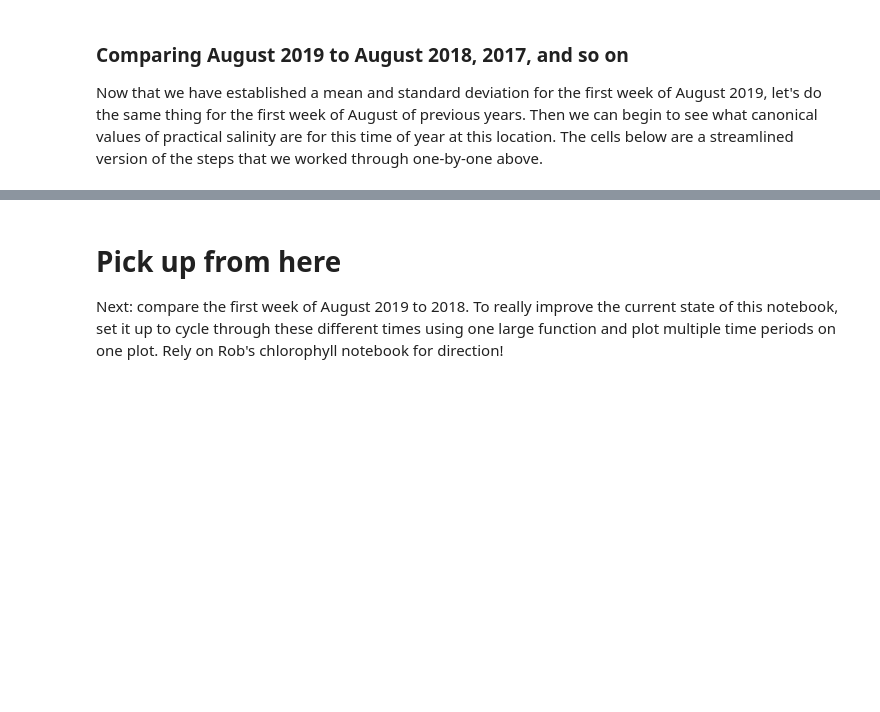
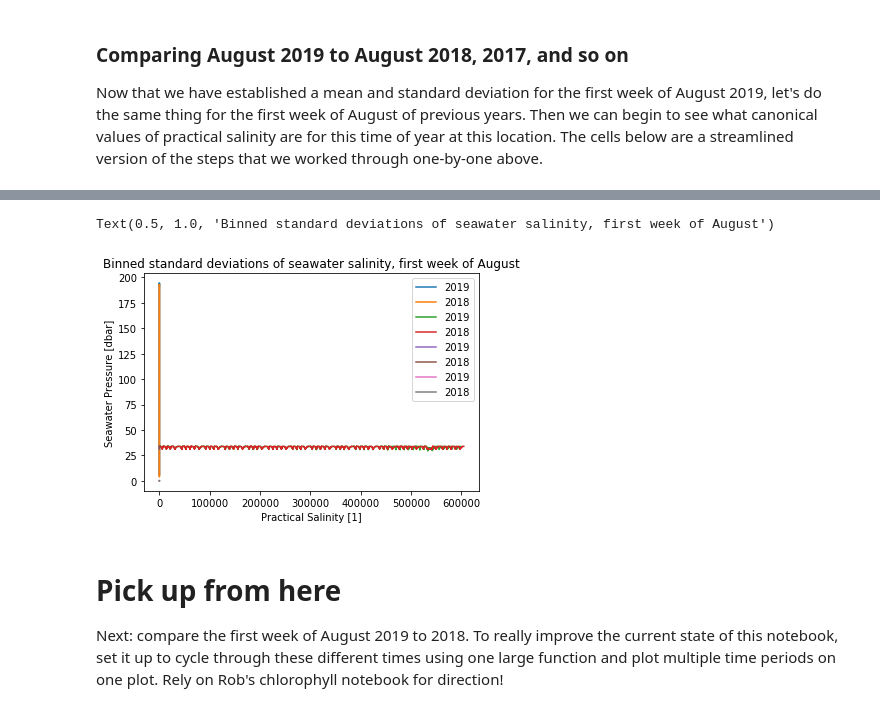
Before and after one commit to Sarah-BC/eScience-Work, a Jupyter notebook: canon-explore.ipynb, the cells around one changed output, grey strips where cells are left out. Saved outputs shown, nothing was run; the diff lists cells and outputs as text; code cells hidden in the pictures; blank space fills up the shorter version.

```diff
--- a/canon-explore.ipynb
+++ b/canon-explore.ipynb
@@ -461,3 +454,37 @@ Text(0.5, 1.0, 'Binned standard deviations of seawater salinity, first week of A
+# %%
+x1 = ds_2019.practical_salinity
+ds_2018.practical_salinity.plot(y = depth, label=2018)
+plt.legend()
+plt.title('Practical salinity vs pressure, first week of August')
+
+# This plot needs the x-axis labels to be changed from seconds to dates 08-01 to 08-08
+
+plt.plot(ds_2019.practical_salinity, label=2019)
+plt.plot(ds_2018.practical_salinity, label=2018)
+plt.legend()
+plt.title('Practical salinity over time, first week of August')
+
+dsps = ds.practical_salinity
+dsps_bin = dsps.groupby_bins(group = depth, bins = 20)
+
+# Let's get a variable that has the means of practical salinity for each depth bin
+dsps_mean_2018 = dsps_bin.mean()
+
+# We also want the standard deviation
+dsps_stdev_2018 = dsps_bin.std()
+
+plt.plot(dsps_mean_2019, label="2019")
+plt.plot(dsps_mean_2018, label="2018")
+plt.legend()
+plt.title('Binned means of seawater salinity, first week of August')
+
+plt.plot(dsps_stdev_2019, label="2019")
+plt.plot(dsps_stdev_2018, label="2018")
+plt.legend()
+plt.title('Binned standard deviations of seawater salinity, first week of August')
+# %% [output]
+Text(0.5, 1.0, 'Binned standard deviations of seawater salinity, first week of August')
+[figure, added]
 # %% [markdown]
 # Pick up from here
 
```
Also changed, not shown: parts of 13 cells of this notebook, 4 other files.
